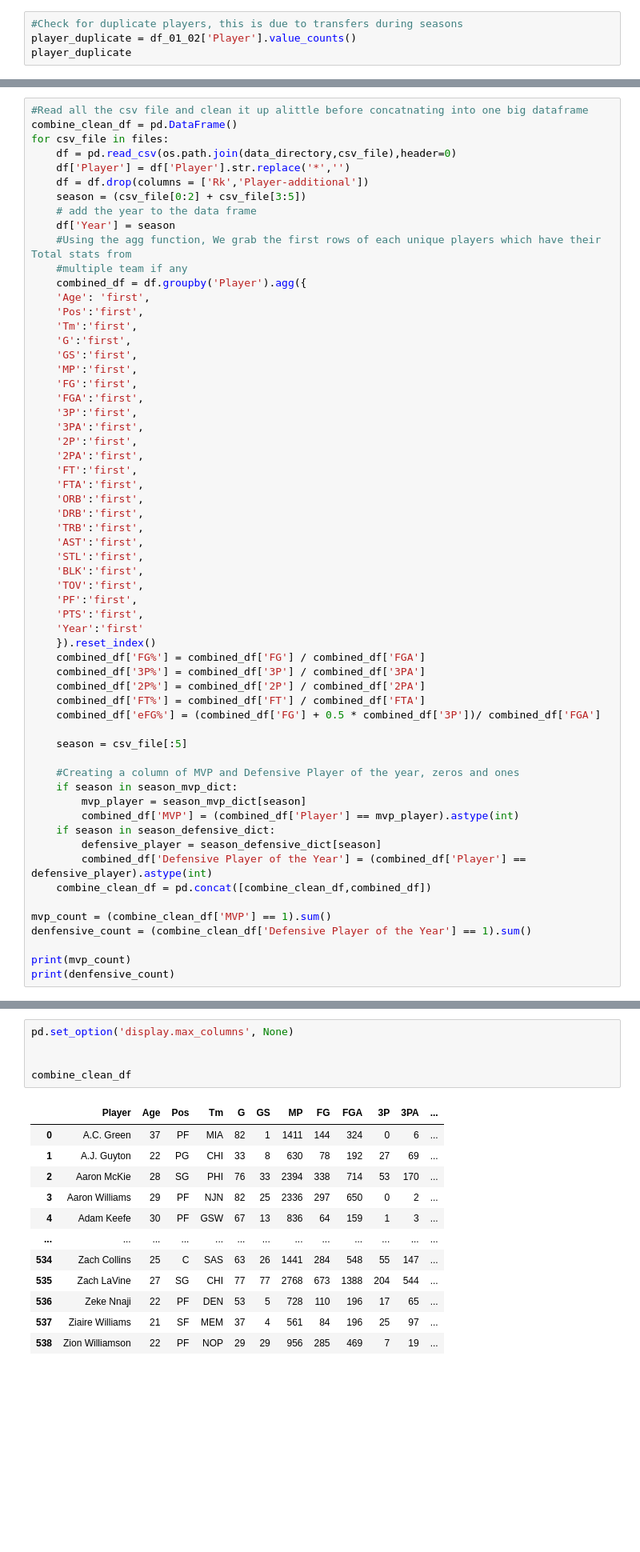
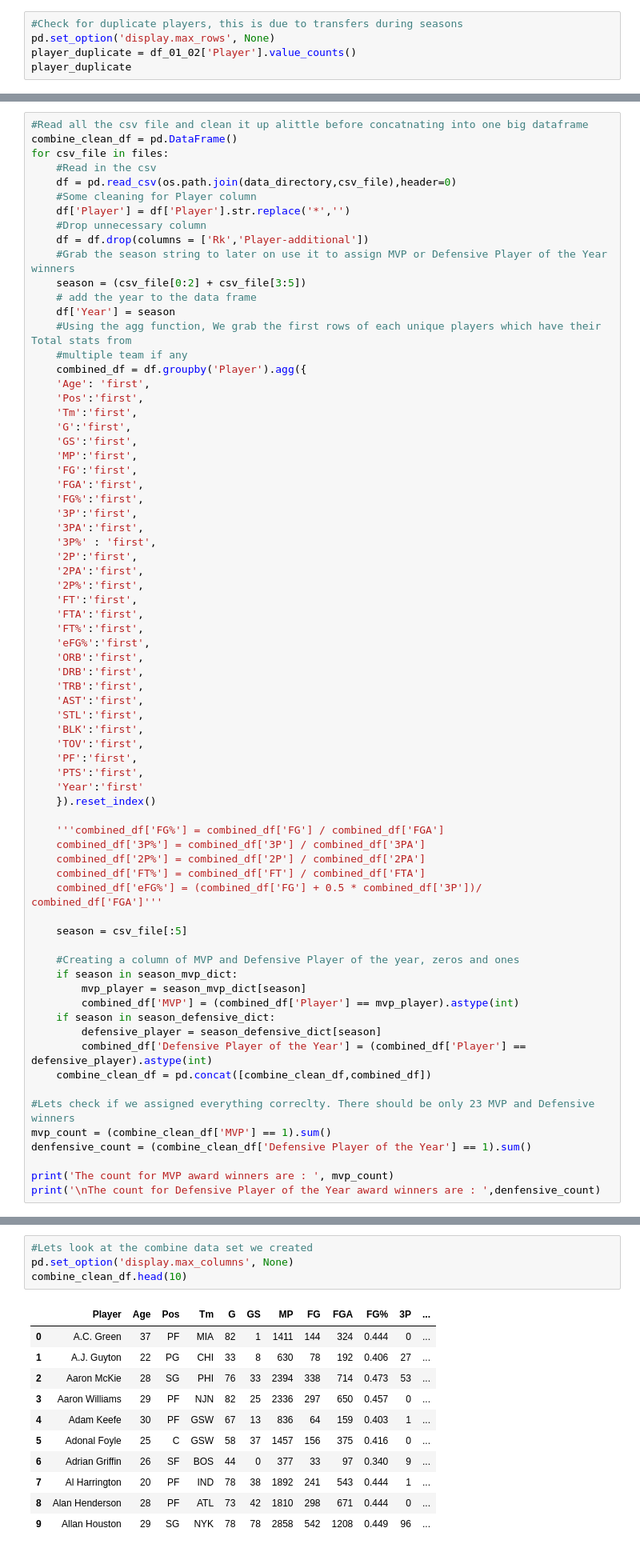
Before and after one commit to Johnchae09/COMP_5360, a Jupyter notebook: Main.ipynb, the cells around one changed output, grey strips where cells are left out. Shown at 80% size. Saved outputs shown, nothing was run; the diff lists cells and outputs as text; blank space fills up the shorter version.

Commit message:
adding comments and defensive model

```diff
--- a/Main.ipynb
+++ b/Main.ipynb
@@ -97,6 +108,7 @@ df_01_02
 537 rows × 31 columns
 # %%
 #Check for duplicate players, this is due to transfers during seasons
+pd.set_option('display.max_rows', None)
 player_duplicate = df_01_02['Player'].value_counts()
 player_duplicate
 # %% [output]
@@ -161,9 +196,13 @@ Now lets loop through all the season data we have and combine them.
 #Read all the csv file and clean it up alittle before concatnating into one big dataframe
 combine_clean_df = pd.DataFrame()
 for csv_file in files:
+    #Read in the csv
     df = pd.read_csv(os.path.join(data_directory,csv_file),header=0)
+    #Some cleaning for Player column
     df['Player'] = df['Player'].str.replace('*','')
+    #Drop unnecessary column
     df = df.drop(columns = ['Rk','Player-additional'])
+    #Grab the season string to later on use it to assign MVP or Defensive Player of the Year winners
     season = (csv_file[0:2] + csv_file[3:5])
     # add the year to the data frame
     df['Year'] = season
@@ -178,12 +217,17 @@ for csv_file in files:
     'MP':'first',
     'FG':'first',
     'FGA':'first',
+    'FG%':'first',
     '3P':'first',
     '3PA':'first',
+    '3P%' : 'first',
     '2P':'first',
     '2PA':'first',
+    '2P%':'first',
     'FT':'first',
     'FTA':'first',
+    'FT%':'first',
+    'eFG%':'first',
     'ORB':'first',
     'DRB':'first',
     'TRB':'first',
@@ -195,11 +239,12 @@ for csv_file in files:
     'PTS':'first',
     'Year':'first'
     }).reset_index()
-    combined_df['FG%'] = combined_df['FG'] / combined_df['FGA']
+
+    '''combined_df['FG%'] = combined_df['FG'] / combined_df['FGA']
     combined_df['3P%'] = combined_df['3P'] / combined_df['3PA']
     combined_df['2P%'] = combined_df['2P'] / combined_df['2PA']
     combined_df['FT%'] = combined_df['FT'] / combined_df['FTA']
-    combined_df['eFG%'] = (combined_df['FG'] + 0.5 * combined_df['3P'])/ combined_df['FGA']
+    combined_df['eFG%'] = (combined_df['FG'] + 0.5 * combined_df['3P'])/ combined_df['FGA']'''
 
     season = csv_file[:5]
 
@@ -212,9 +257,10 @@ for csv_file in files:
         combined_df['Defensive Player of the Year'] = (combined_df['Player'] == defensive_player).astype(int)
     combine_clean_df = pd.concat([combine_clean_df,combined_df])
 
+#Lets check if we assigned everything correclty. There should be only 23 MVP and Defensive winners
 mvp_count = (combine_clean_df['MVP'] == 1).sum()
 denfensive_count = (combine_clean_df['Defensive Player of the Year'] == 1).sum()
 
-print(mvp_count)
-print(denfensive_count)
+print('The count for MVP award winners are : ', mvp_count)
+print('\nThe count for Defensive Player of the Year award winners are : ',denfensive_count)
 # %% [output]
@@ -223,18 +270,16 @@ print(denfensive_count)
 # %%
+#Lets look at the combine data set we created
 pd.set_option('display.max_columns', None)
-
-
-combine_clean_df
+combine_clean_df.head(10)
 # %% [output]
-|  | Player | Age | Pos | Tm | G | GS | MP | FG | FGA | 3P | 3PA | ... |
-| 0 | A.C. Green | 37 | PF | MIA | 82 | 1 | 1411 | 144 | 324 | 0 | 6 | ... |
-| 1 | A.J. Guyton | 22 | PG | CHI | 33 | 8 | 630 | 78 | 192 | 27 | 69 | ... |
-| 2 | Aaron McKie | 28 | SG | PHI | 76 | 33 | 2394 | 338 | 714 | 53 | 170 | ... |
-| 3 | Aaron Williams | 29 | PF | NJN | 82 | 25 | 2336 | 297 | 650 | 0 | 2 | ... |
-| 4 | Adam Keefe | 30 | PF | GSW | 67 | 13 | 836 | 64 | 159 | 1 | 3 | ... |
-| ... | ... | ... | ... | ... | ... | ... | ... | ... | ... | ... | ... | ... |
-| 534 | Zach Collins | 25 | C | SAS | 63 | 26 | 1441 | 284 | 548 | 55 | 147 | ... |
-| 535 | Zach LaVine | 27 | SG | CHI | 77 | 77 | 2768 | 673 | 1388 | 204 | 544 | ... |
-| 536 | Zeke Nnaji | 22 | PF | DEN | 53 | 5 | 728 | 110 | 196 | 17 | 65 | ... |
-| 537 | Ziaire Williams | 21 | SF | MEM | 37 | 4 | 561 | 84 | 196 | 25 | 97 | ... |
-| 538 | Zion Williamson | 22 | PF | NOP | 29 | 29 | 956 | 285 | 469 | 7 | 19 | ... |
+|  | Player | Age | Pos | Tm | G | GS | MP | FG | FGA | FG% | 3P | ... |
+| 0 | A.C. Green | 37 | PF | MIA | 82 | 1 | 1411 | 144 | 324 | 0.444 | 0 | ... |
+| 1 | A.J. Guyton | 22 | PG | CHI | 33 | 8 | 630 | 78 | 192 | 0.406 | 27 | ... |
+| 2 | Aaron McKie | 28 | SG | PHI | 76 | 33 | 2394 | 338 | 714 | 0.473 | 53 | ... |
+| 3 | Aaron Williams | 29 | PF | NJN | 82 | 25 | 2336 | 297 | 650 | 0.457 | 0 | ... |
+| 4 | Adam Keefe | 30 | PF | GSW | 67 | 13 | 836 | 64 | 159 | 0.403 | 1 | ... |
+| 5 | Adonal Foyle | 25 | C | GSW | 58 | 37 | 1457 | 156 | 375 | 0.416 | 0 | ... |
+| 6 | Adrian Griffin | 26 | SF | BOS | 44 | 0 | 377 | 33 | 97 | 0.340 | 9 | ... |
+| 7 | Al Harrington | 20 | PF | IND | 78 | 38 | 1892 | 241 | 543 | 0.444 | 1 | ... |
+| 8 | Alan Henderson | 28 | PF | ATL | 73 | 42 | 1810 | 298 | 671 | 0.444 | 0 | ... |
+| 9 | Allan Houston | 29 | SG | NYK | 78 | 78 | 2858 | 542 | 1208 | 0.449 | 96 | ... |
```
Also changed, not shown: parts of 35 cells of this notebook, 4 other files.
